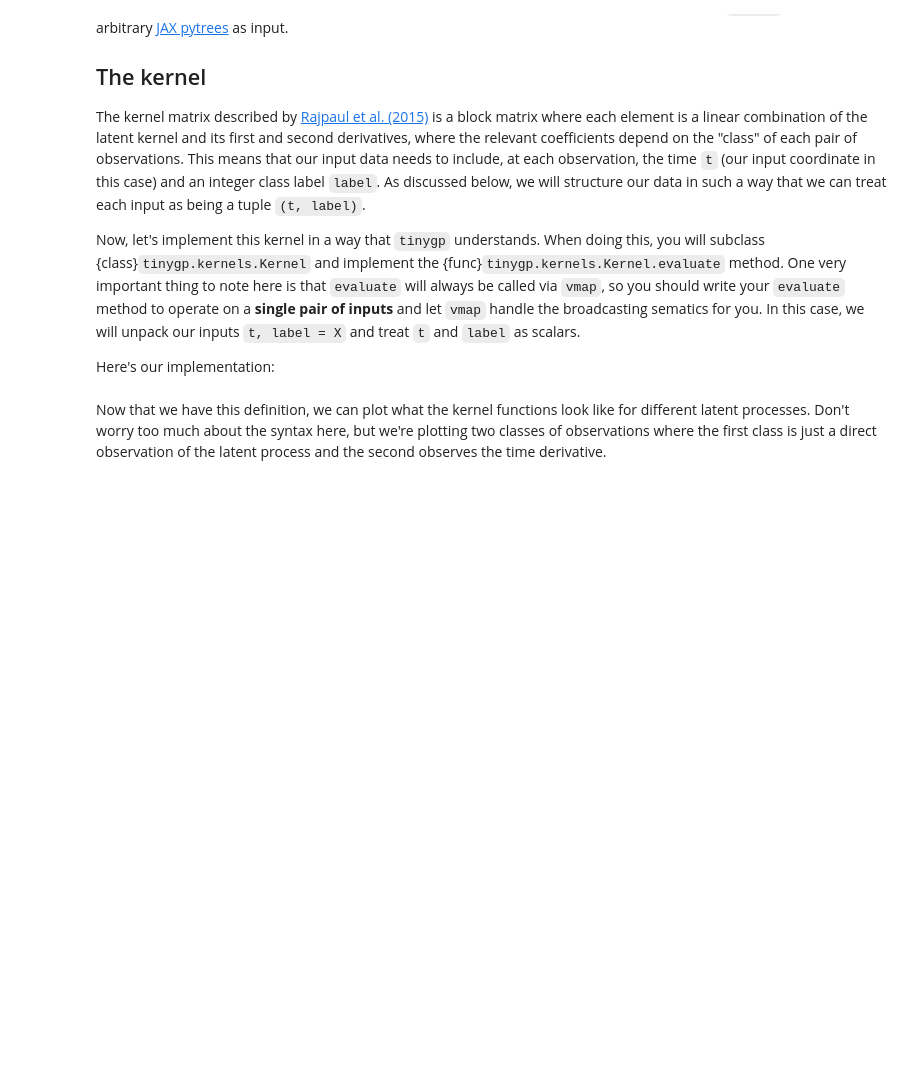
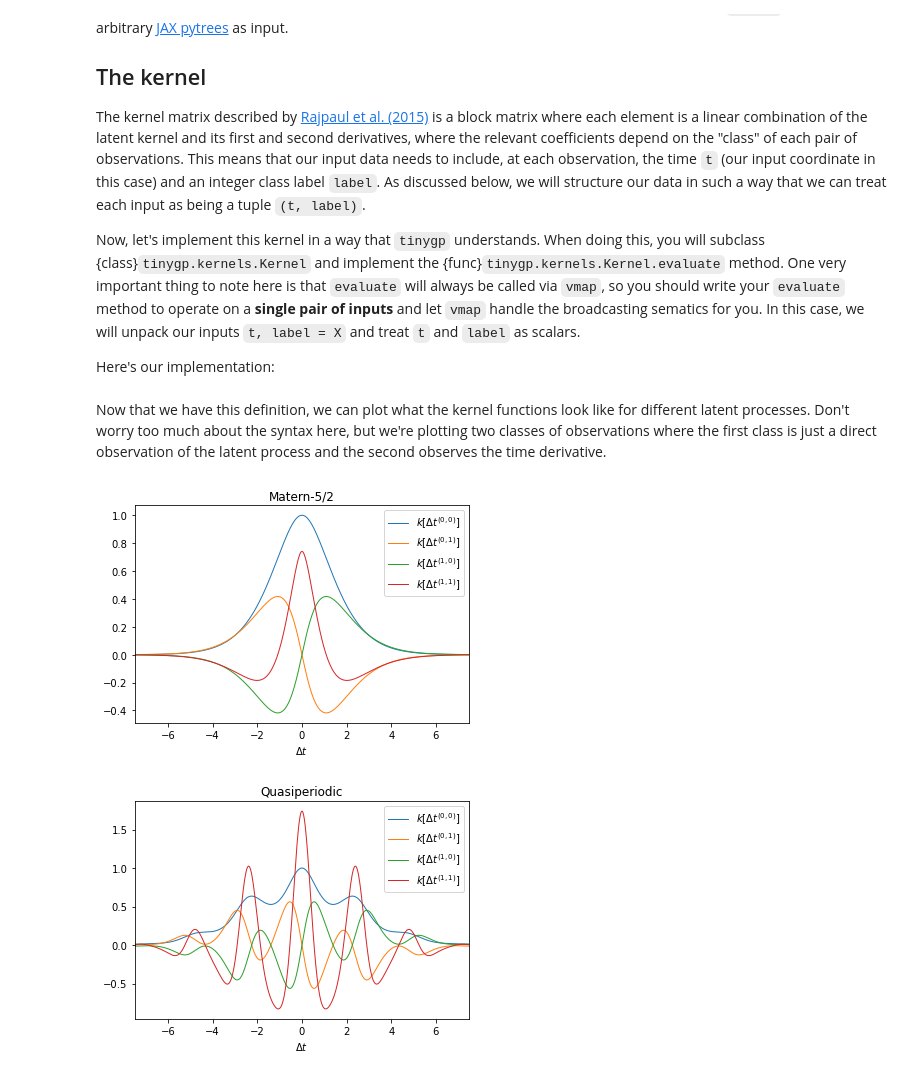
Before and after one commit to dfm/tinygp, a Jupyter notebook: docs/tutorials/custom-kernel.ipynb, the cells around one changed output. Cells and saved outputs as stored; diff of their text form; code cells hidden in the pictures; blank space fills up the shorter version.

```diff
--- a/docs/tutorials/custom-kernel.ipynb
+++ b/docs/tutorials/custom-kernel.ipynb
@@ -100,34 +105,37 @@ def plot_kernel(latent_kernel):
     k00 = kernel(
         (jnp.zeros((1)), jnp.zeros((1), dtype=int)),
         (dt, np.zeros(N, dtype=int)),
     )[0]
     k11 = kernel(
         (jnp.zeros((1)), jnp.ones((1), dtype=int)), (dt, np.ones(N, dtype=int))
     )[0]
     k01 = kernel(
         (jnp.zeros((1)), jnp.zeros((1), dtype=int)),
         (dt, np.ones(N, dtype=int)),
     )[0]
     k10 = kernel(
         (jnp.zeros((1)), jnp.ones((1), dtype=int)),
         (dt, np.zeros(N, dtype=int)),
     )[0]
 
     plt.figure()
-    plt.plot(dt, k00, label="$k_{00}$", lw=1)
-    plt.plot(dt, k01, label="$k_{01}$", lw=1)
-    plt.plot(dt, k10, label="$k_{10}$", lw=1)
-    plt.plot(dt, k11, label="$k_{11}$", lw=1)
+    plt.plot(dt, k00, label="$k[\Delta t^{(0,0)}]$", lw=1)
+    plt.plot(dt, k01, label="$k[\Delta t^{(0,1)}]$", lw=1)
+    plt.plot(dt, k10, label="$k[\Delta t^{(1,0)}]$", lw=1)
+    plt.plot(dt, k11, label="$k[\Delta t^{(1,1)}]$", lw=1)
     plt.legend()
     plt.xlabel(r"$\Delta t$")
     plt.xlim(dt.min(), dt.max())
 
 
 plot_kernel(tinygp.kernels.Matern52(scale=1.5))
 plt.title("Matern-5/2")
 
 plot_kernel(
     tinygp.kernels.ExpSquared(scale=2.5)
     * tinygp.kernels.ExpSineSquared(period=2.5, gamma=0.5)
 )
 _ = plt.title("Quasiperiodic")
+# %% [output]
+[figure, added]
+[figure, added]
```
Also changed, not shown: parts of 7 cells of this notebook, 2 other files.
